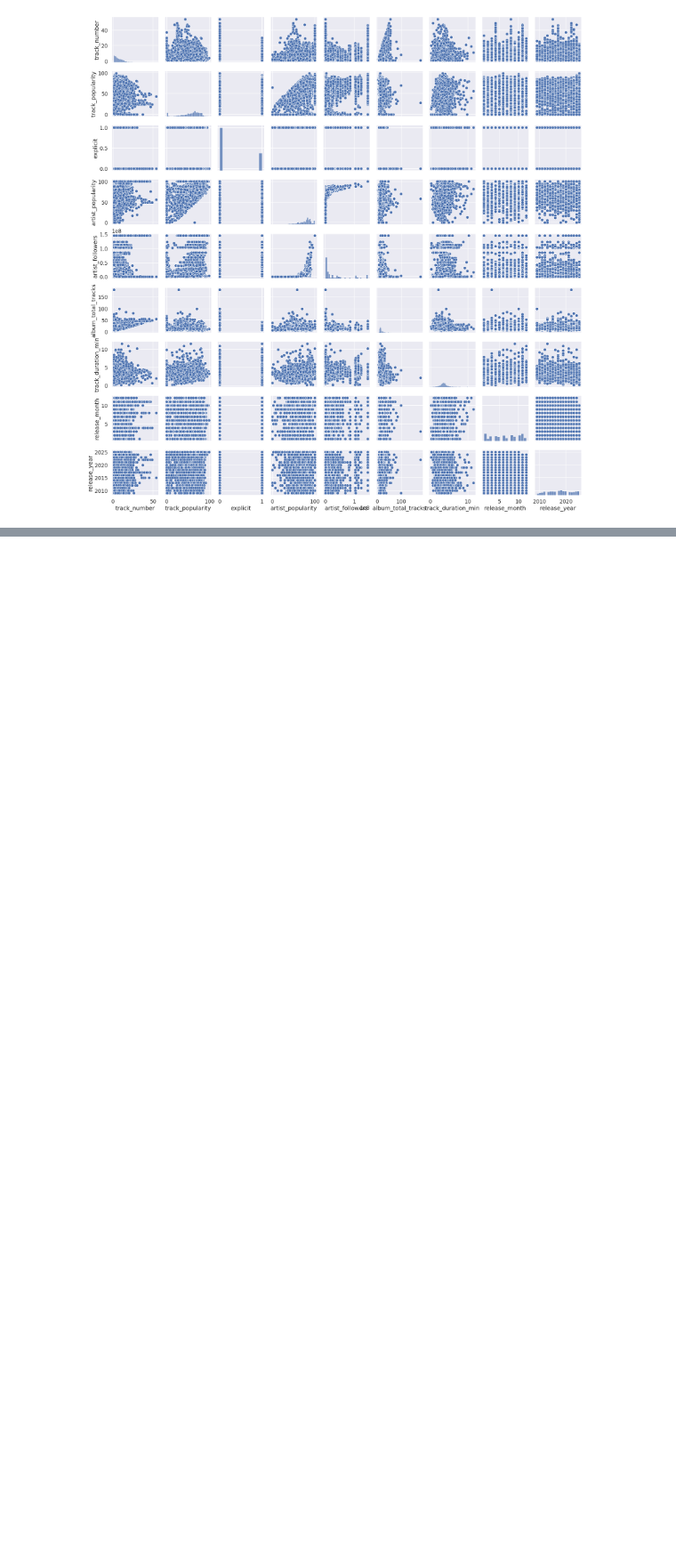
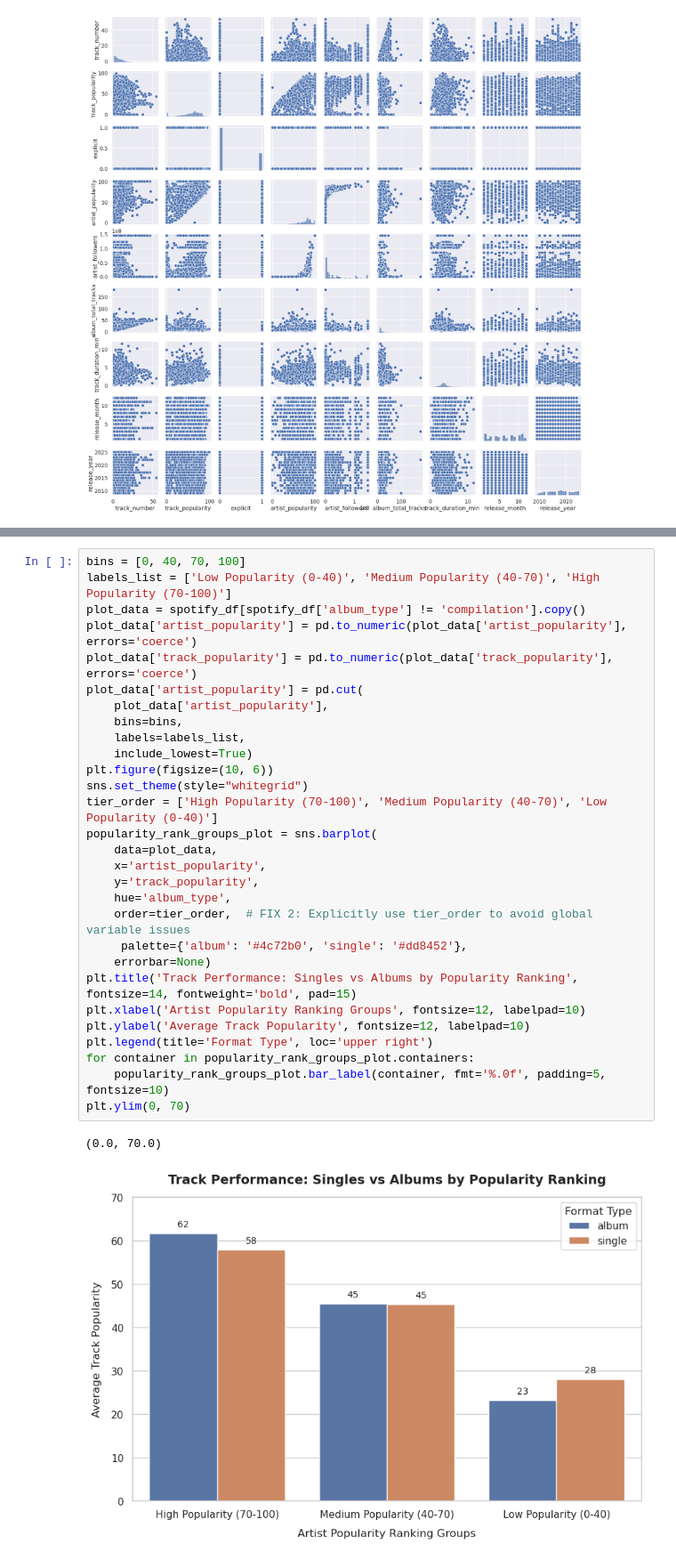
Before and after one commit to sleepobeepo004/spotify_for_emerging_artists_analysis, a Jupyter notebook: spotify_tracks_albums_analysis.ipynb, the cells around one changed output, grey strips where cells are left out. Shown at 89% size. Drawn from its saved outputs; the diff is of its cells as text; blank space fills up the shorter version.

```diff
--- a/spotify_tracks_albums_analysis.ipynb
+++ b/spotify_tracks_albums_analysis.ipynb
@@ -85,0 +102,32 @@ plt.plot(ticks, trend_curve, color='red', linewidth=2, linestyle='--')
+# %%
+bins = [0, 40, 70, 100]
+labels_list = ['Low Popularity (0-40)', 'Medium Popularity (40-70)', 'High Popularity (70-100)']
+plot_data = spotify_df[spotify_df['album_type'] != 'compilation'].copy()
+plot_data['artist_popularity'] = pd.to_numeric(plot_data['artist_popularity'], errors='coerce')
+plot_data['track_popularity'] = pd.to_numeric(plot_data['track_popularity'], errors='coerce')
+plot_data['artist_popularity'] = pd.cut(
+    plot_data['artist_popularity'],
+    bins=bins,
+    labels=labels_list,
+    include_lowest=True)
+plt.figure(figsize=(10, 6))
+sns.set_theme(style="whitegrid")
+tier_order = ['High Popularity (70-100)', 'Medium Popularity (40-70)', 'Low Popularity (0-40)']
+popularity_rank_groups_plot = sns.barplot(
+    data=plot_data,
+    x='artist_popularity',
+    y='track_popularity',
+    hue='album_type',
+    order=tier_order,  # FIX 2: Explicitly use tier_order to avoid global variable issues
+     palette={'album': '#4c72b0', 'single': '#dd8452'},
+    errorbar=None)
+plt.title('Track Performance: Singles vs Albums by Popularity Ranking', fontsize=14, fontweight='bold', pad=15)
+plt.xlabel('Artist Popularity Ranking Groups', fontsize=12, labelpad=10)
+plt.ylabel('Average Track Popularity', fontsize=12, labelpad=10)
+plt.legend(title='Format Type', loc='upper right')
+for container in popularity_rank_groups_plot.containers:
+    popularity_rank_groups_plot.bar_label(container, fmt='%.0f', padding=5, fontsize=10)
+plt.ylim(0, 70)
+# %% [output]
+(0.0, 70.0)
+[figure, added]
```
Also changed, not shown: parts of 28 cells of this notebook.
